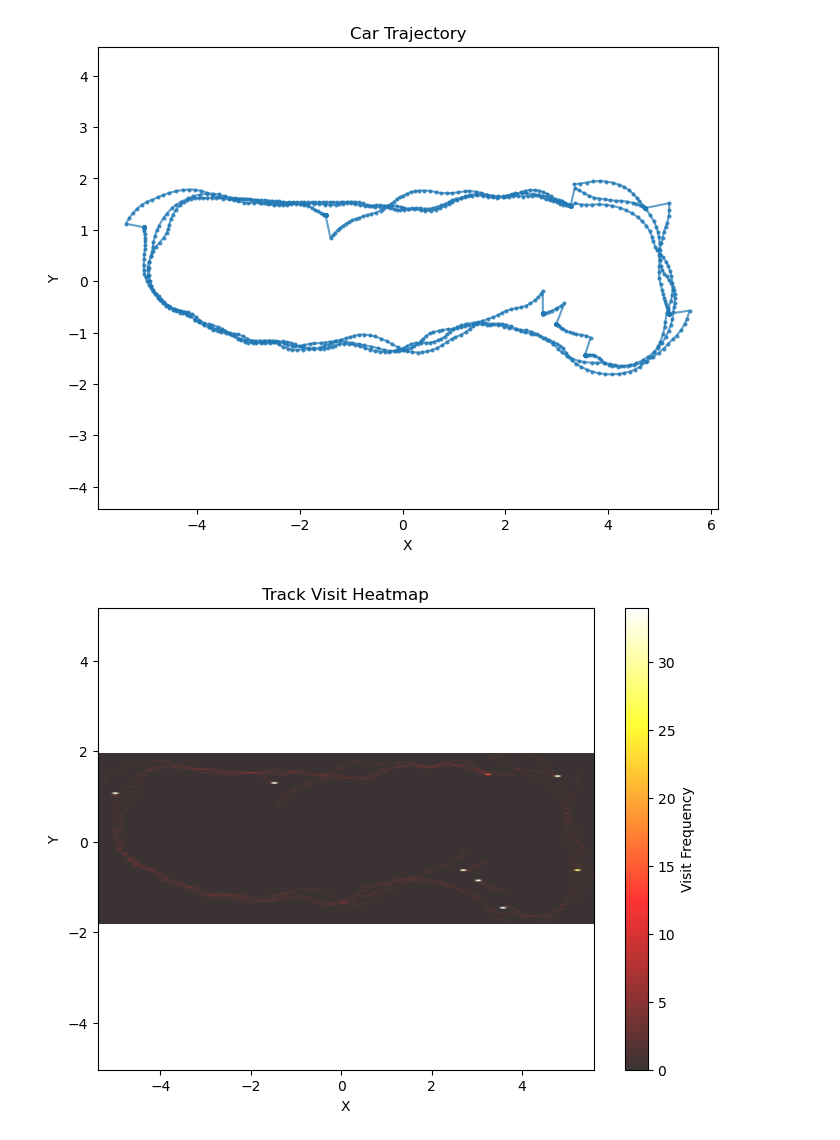
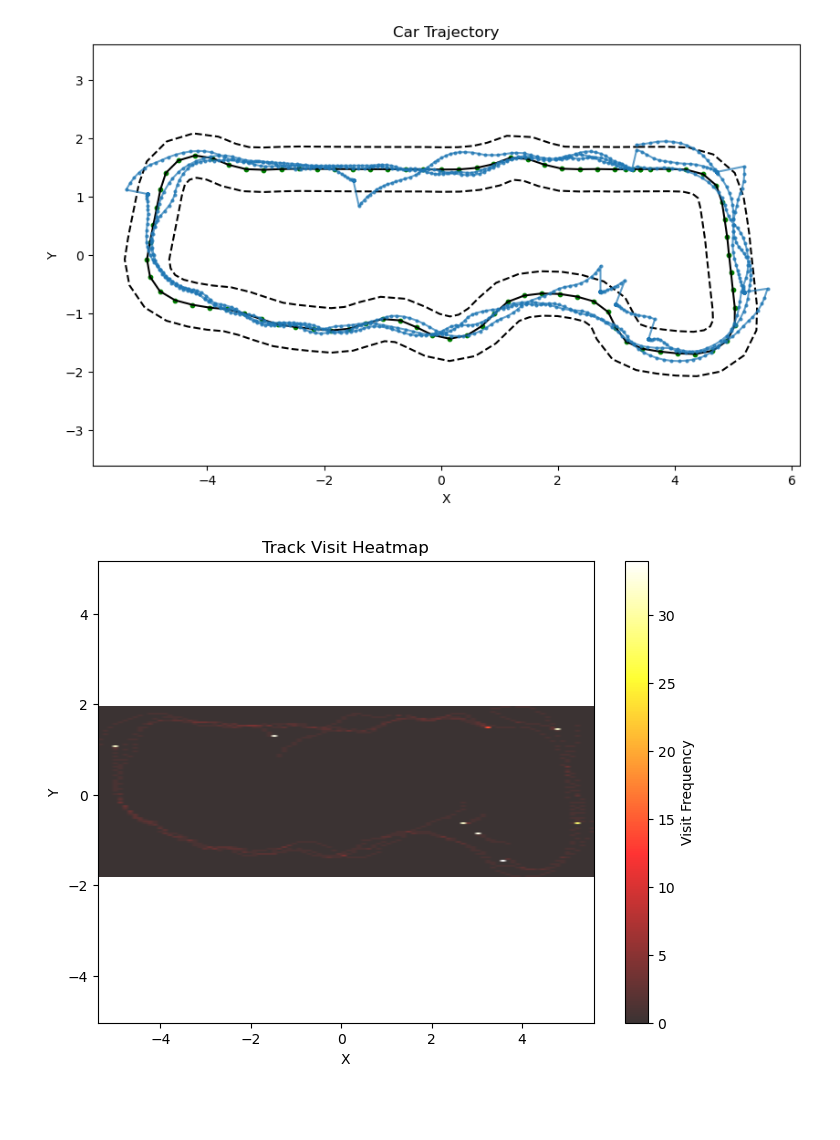
Before and after one commit to nachtdenkerr/42Horsepower, a Jupyter notebook: analysis.ipynb, the cells around one changed output. Drawn from its saved outputs; the diff is of its cells as text; code cells hidden in the pictures; blank space fills up the shorter version.

```diff
--- a/analysis.ipynb
+++ b/analysis.ipynb
@@ -11,24 +11,55 @@ import os.path
 # %%
 # --- Load CSV ---
 # Replace with your CSV file path or upload via Colab
-log_dir = "/Users/johannmai/Desktop/Nga/42Horsepower/training_log/"
+main_dir = "/Users/johannmai/Desktop/Nga/42Horsepower/"
+log_dir = os.path.join(main_dir, "training_log/")
 df = pd.read_csv(os.path.join(log_dir, "test1_racer2/055752f4-3e96-4e5f-b2bb-ffb6e99fa22b/sim-trace/evaluation/20250812104443-h1lswyHIQcOGQ8_aIWgwAQ/evaluation-simtrace/0-iteration.csv"))
 # %%
 # --- Derived metrics ---
 df["speed"] = df["throttle"]  # If throttle directly maps to speed (adjust if you have actual m/s)
 # If throttle is gear-like instead of real m/s, you might need: df["speed"] = df["throttle"] * speed_scale
 df["episode"] = df["episode"].astype(int)
+# %%
+def plot_track(npy_file):
+    """
+    Visualize a DeepRacer track from an .npy file.
+
+    Parameters
+    ----------
+    npy_file : str
+        Path to the .npy file containing track data
+    show_borders : bool
+        If True, also plot left/right borders (if available)
+    """
+    track_data = np.load(npy_file, allow_pickle=True)
+
+    center_line = np.array(track_data[:, 0 : 2])
+    left_line = np.array(track_data[:, 2 : 4])
+    right_line = np.array(track_data[:, 4 : 6])
+
+    # Plot
+    fig, ax = plt.subplots(figsize=(10, 6))
+    ax.plot(center_line[:, 0], center_line[:, 1], 'k-', label="Center Line")
+
+    ax.plot(left_line[:, 0], left_line[:, 1], 'k--', label="Left Border")
+    ax.plot(right_line[:, 0], right_line[:, 1], 'k--', label="Right Border")
+
+    ax.scatter(center_line[:, 0], center_line[:, 1], s=10, c="green", label="Waypoints")
+    ax.axis("equal")
+
+    return fig, ax
+# %%
+npy_file = os.path.join(main_dir, "2024_reinvent_champ_ccw.npy")
 # %%
 # --- 1. Plot Waypoints / Trajectory ---
-plt.figure(figsize=(8, 6))
-plt.plot(df["X"], df["Y"], marker="o", markersize=2, linestyle="-", alpha=0.7)
+fig, ax = plot_track(npy_file)
+ax.plot(df["X"], df["Y"], marker="o", markersize=2, linestyle="-", alpha=0.7)
 plt.title("Car Trajectory")
 plt.xlabel("X")
 plt.ylabel("Y")
-plt.axis("equal")
 plt.show()
 # %% [output]
-[figure, old version]
+[figure, new version]
 # %%
 # --- 2. Heatmap of Track Visits ---
 plt.figure(figsize=(8, 6))
```
Also changed, not shown: parts of 2 cells of this notebook, 21 other files.
